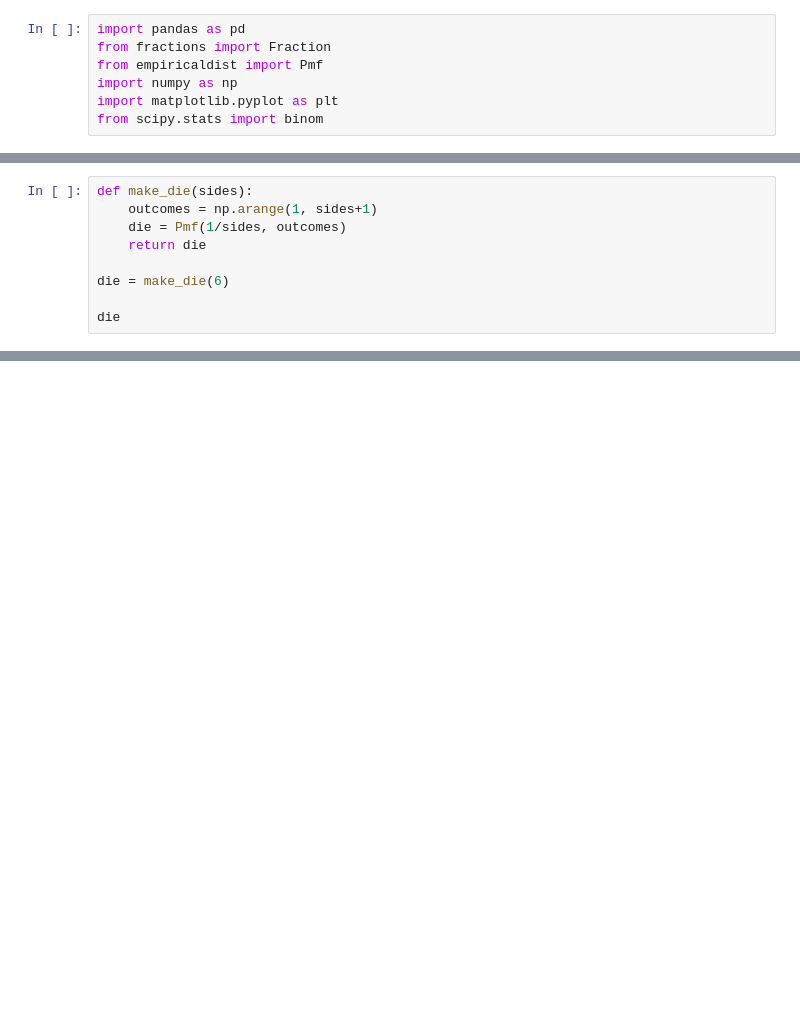
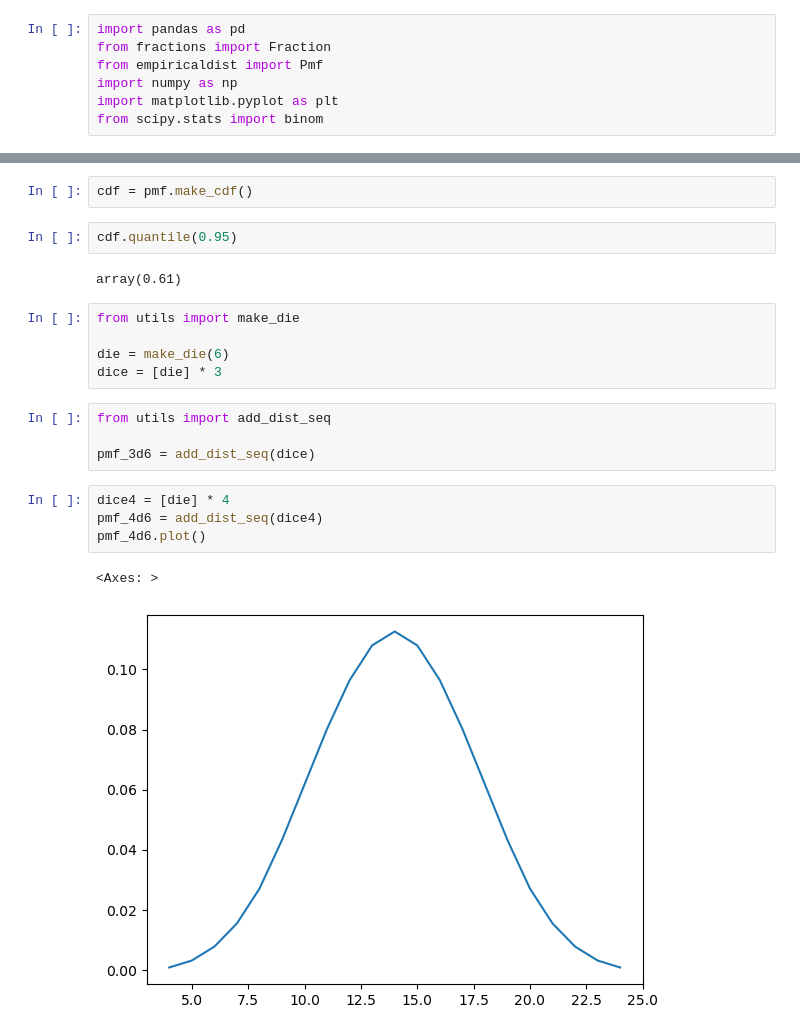
Before and after one commit to S3tuit/jup_lab, a Jupyter notebook: test.ipynb, the cells around one changed output, grey strips where cells are left out. Drawn from its saved outputs; the diff is of its cells as text; blank space fills up the shorter version.

```diff
--- a/test.ipynb
+++ b/test.ipynb
@@ -43,9 +7,0 @@ prob(odds(0.9)*(1/1.2))
-# %%
-def make_die(sides):
-    outcomes = np.arange(1, sides+1)
-    die = Pmf(1/sides, outcomes)
-    return die
-
-die = make_die(6)
-
-die
@@ -289,0 +47,22 @@ array([388., 477.])
+# %%
+cdf = pmf.make_cdf()
+# %%
+cdf.quantile(0.95)
+# %% [output]
+array(0.61)
+# %%
+from utils import make_die
+
+die = make_die(6)
+dice = [die] * 3
+# %%
+from utils import add_dist_seq
+
+pmf_3d6 = add_dist_seq(dice)
+# %%
+dice4 = [die] * 4
+pmf_4d6 = add_dist_seq(dice4)
+pmf_4d6.plot()
+# %% [output]
+<Axes: >
+[figure, added]
```
Also changed, not shown: parts of 59 cells of this notebook, 1 other file.
